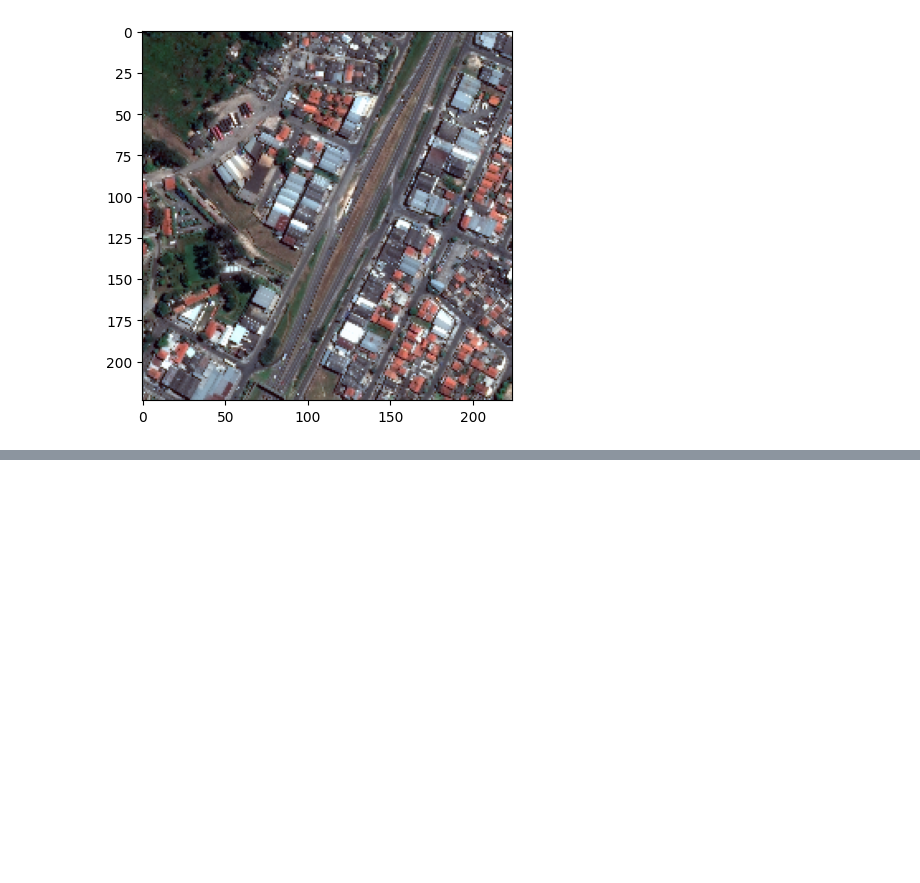
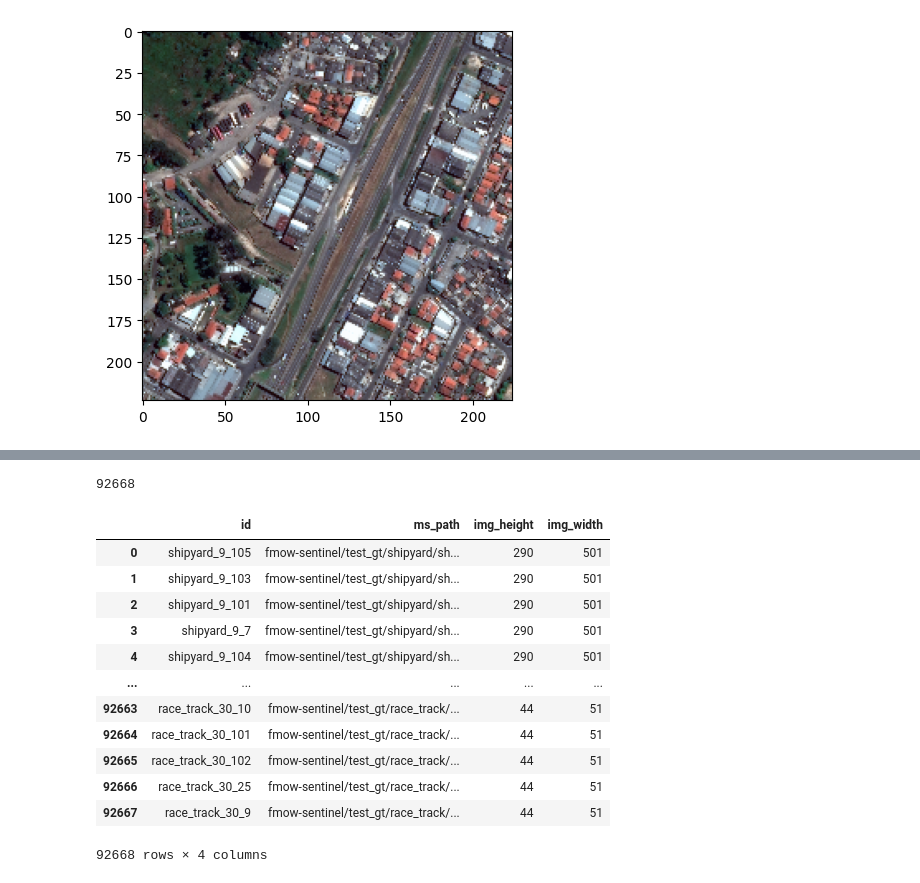
Before and after one commit to ando-shah/fm-playground, a Jupyter notebook: notebooks/test_fmow.ipynb, the cells around one changed output, grey strips where cells are left out. Cells and saved outputs as stored; diff of their text form; code cells hidden in the pictures; blank space fills up the shorter version.

```diff
--- a/notebooks/test_fmow.ipynb
+++ b/notebooks/test_fmow.ipynb
@@ -226,0 +268,21 @@ tensor(-1.5870) tensor(2.2419)
+# %%
+path = '/data/panopticon/datasets/fmow-sentinel/metadata_v2/fmows_test_gt.parquet'
+import pandas as pd
+df = pd.read_parquet(path)
+print(len(df))
+df
+# %% [output]
+92668
+|  | id | ms_path | img_height | img_width |
+| 0 | shipyard_9_105 | fmow-sentinel/test_gt/shipyard/sh... | 290 | 501 |
+| 1 | shipyard_9_103 | fmow-sentinel/test_gt/shipyard/sh... | 290 | 501 |
+| 2 | shipyard_9_101 | fmow-sentinel/test_gt/shipyard/sh... | 290 | 501 |
+| 3 | shipyard_9_7 | fmow-sentinel/test_gt/shipyard/sh... | 290 | 501 |
+| 4 | shipyard_9_104 | fmow-sentinel/test_gt/shipyard/sh... | 290 | 501 |
+| ... | ... | ... | ... | ... |
+| 92663 | race_track_30_10 | fmow-sentinel/test_gt/race_track/... | 44 | 51 |
+| 92664 | race_track_30_101 | fmow-sentinel/test_gt/race_track/... | 44 | 51 |
+| 92665 | race_track_30_102 | fmow-sentinel/test_gt/race_track/... | 44 | 51 |
+| 92666 | race_track_30_25 | fmow-sentinel/test_gt/race_track/... | 44 | 51 |
+| 92667 | race_track_30_9 | fmow-sentinel/test_gt/race_track/... | 44 | 51 |
+92668 rows × 4 columns
```
Also changed, not shown: parts of 20 cells of this notebook, 15 other files.
